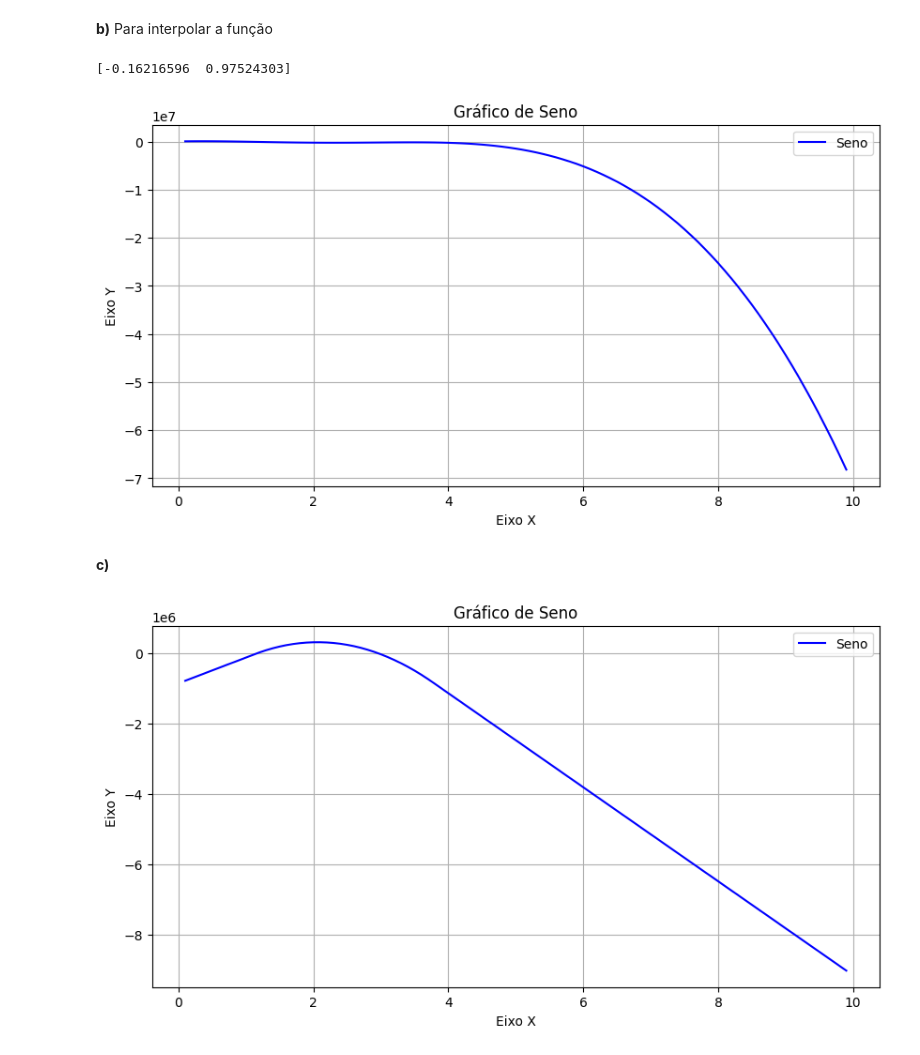
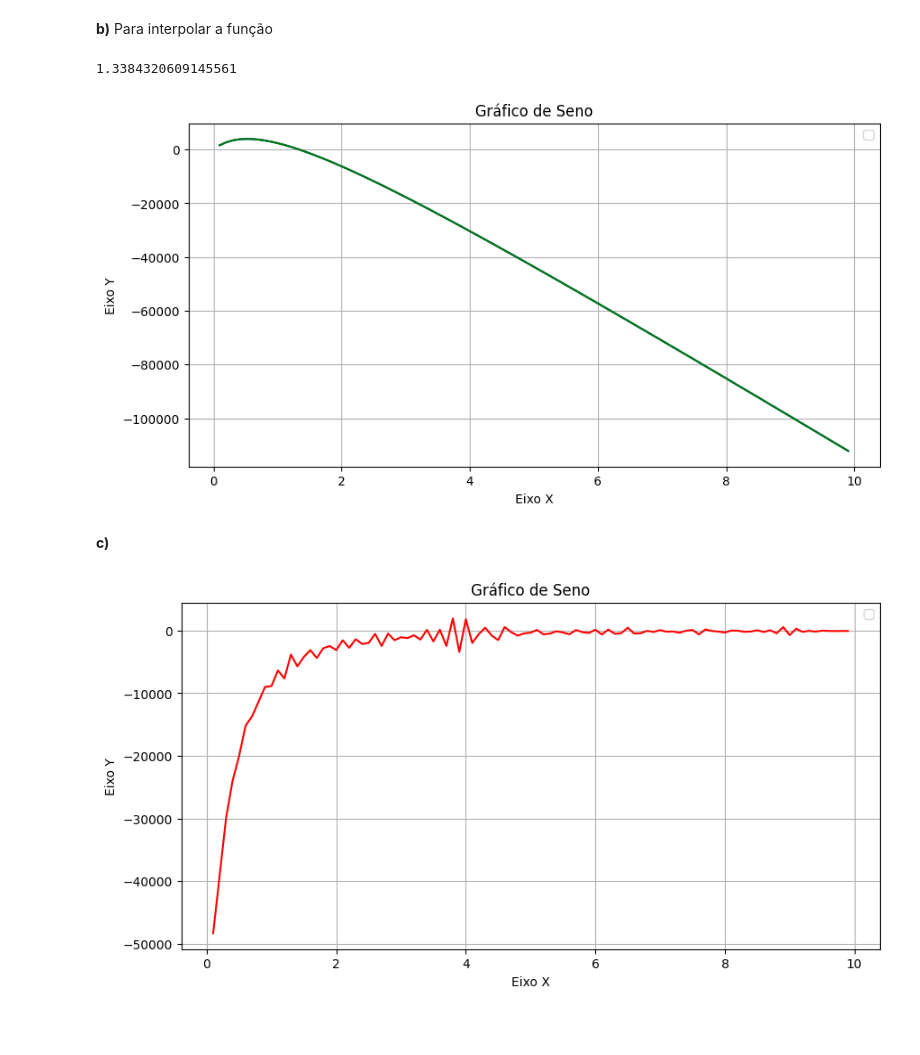
Before and after one commit to RafaelFernandesIST/FC_Grupo22, a Jupyter notebook: Projeto_1/projeto_1.ipynb, the cells around one changed output. Drawn from its saved outputs; the diff is of its cells as text; code cells hidden in the pictures; blank space fills up the shorter version.

```diff
--- a/Projeto_1/projeto_1.ipynb
+++ b/Projeto_1/projeto_1.ipynb
@@ -22,7 +22,7 @@ class IsingModel:
 
         #arrays para guardar evoluções das variáveis
         self.energies= [-2*L*L]
-        self.magnetizations= [L**L]
+        self.magnetizations= [L*L]
 
     def calc_ener_spin(self, i, j):
         #contribuição do spin ij para a energia total
@@ -234,7 +234,7 @@ plt.show()
 # %%
 h = 0.2
 T_values = np.arange(1, 4.1, h)
-N_measurements = 1000000 #alterar para 1 000 000
+N_measurements = 1_000_000 #alterar para 1 000 000
 
 # Iremos armazenar os resultados no seguinte dicionário:
 results = {L: {'T': [], 'e_mean': [], 'e2_mean': [], 'e_std': [], 'm_mean': [], 'm_std': []} for L in L_array}
@@ -405,18 +405,17 @@ def helmholtz(L, T, n):
         h_ising.iter_monte_carlo(n)
 
         #Calcular termo integrando
-        energy = h_ising.calc_ener()
-        integ = energy/(t**2)
+        energy = h_ising.calc_ener_total()
+        integ = (energy)/(t**2)
         i = np.where(t_array == t)
         integ_array[i] = integ
 
-    condition = np.array([L,T])
-    N = 4 * interp_tau(condition)[0]
-    print(N)
-    integral = np.sum(cumulative_trapezoid(integ_array, t_array))
+    N = L*L
+    primitive = cumulative_trapezoid(integ_array, t_array)
+    integral = primitive[-1] - primitive[0]
     print(integral)
 
-    return T*(integral - N*np.log(2))
+    return -T*(integral + N*np.log(2))
 
 #Definir L e n
 L = 128
@@ -441,32 +459,34 @@ plt.show() # mostrando o gráfico
 # %% [markdown]
 **b)** Para interpolar a função
 # %%
+from scipy.optimize import bisect
+
 T_corrected_array = T_array[9:39]
 F_corrected_array = F_array[9:39]
 
-interp_F = CubicSpline(T_corrected_array, F_corrected_array)
-null_F = interp_F.roots()
+interp_F = CubicSpline(T_array, F_array)
+null_F = bisect(interp_F, 0, 10)
 
 print(null_F)
 
 plt.figure(figsize=(10, 5)) # tamanho da figura
 
-plt.plot(T_array, interp_F(T_array), label='Seno', color='blue') # plotando a função seno
+plt.plot(T_array, interp_F(T_array), label='', color='green') # plotando a função seno
 plt.title('Gráfico de Seno') # título do gráfico
 plt.xlabel('Eixo X') # rótulo do eixo x
 plt.ylabel('Eixo Y') # rótulo do eixo y
 plt.legend() # legenda
 plt.grid() # grelha
 plt.show() # mostrando o gráfic
 # %% [output]
-[-0.16216596  0.97524303]
+1.3384320609145561
-[figure, old version]
+[figure, new version]
 # %% [markdown]
 **c)**
 # %%
 plt.figure(figsize=(10, 5)) # tamanho da figura
 
-plt.plot(T_array, interp_F(T_array, 2), label='Seno', color='blue') # plotando a função seno
+plt.plot(T_array, interp_F(T_array, 2), label='', color='red') # plotando a função seno
 plt.title('Gráfico de Seno') # título do gráfico
 plt.xlabel('Eixo X') # rótulo do eixo x
 plt.ylabel('Eixo Y') # rótulo do eixo y
@@ -474,4 +494,4 @@ plt.legend() # legenda
 plt.grid() # grelha
 plt.show() # mostrando o gráfico
 # %% [output]
-[figure, old version]
+[figure, new version]
```
Also changed, not shown: parts of 8 cells of this notebook.
